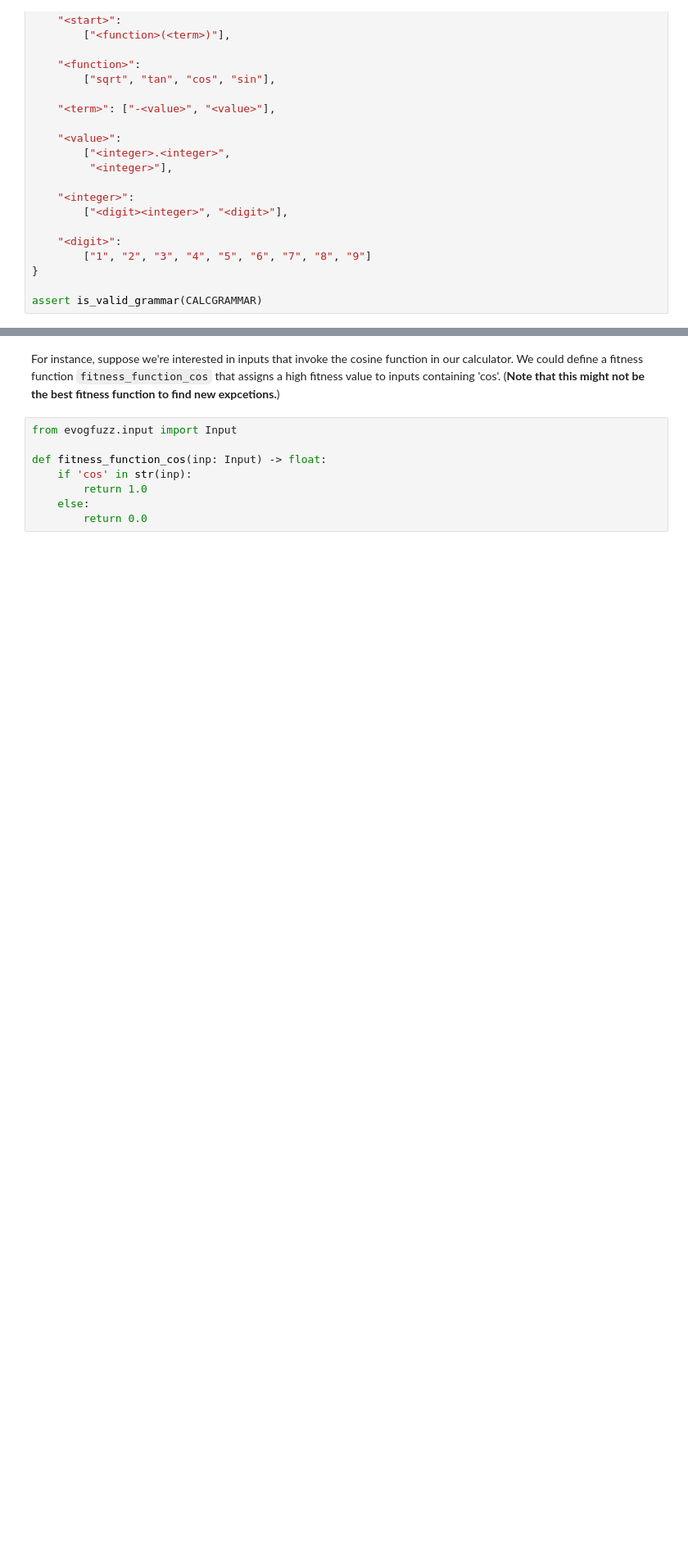
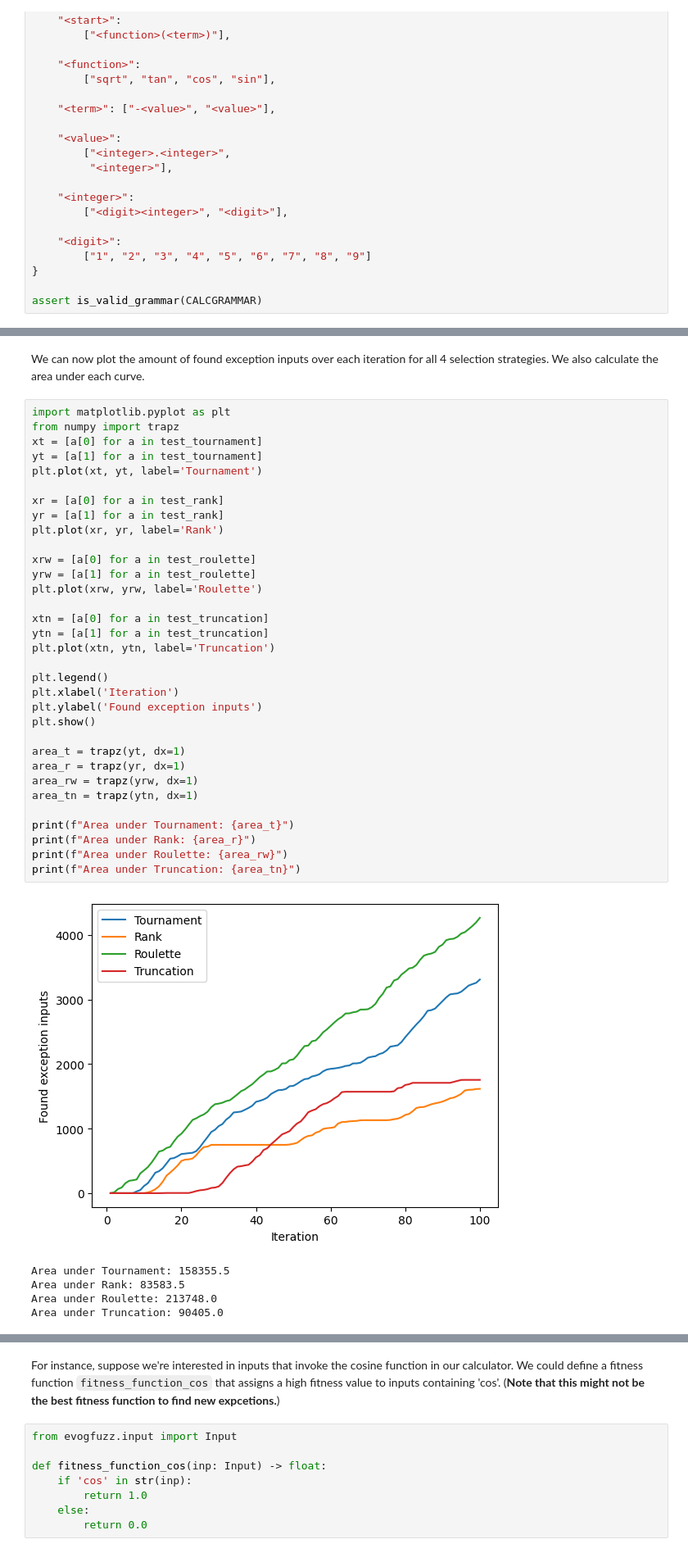
Before and after one commit to JaasperK/evogfuzzplusplus-selection-strategies, a Jupyter notebook: notebooks/evogfuzz_benchmark.ipynb, the cells around one changed output, grey strips where cells are left out. Shown at 82% size. Cells and saved outputs as stored; diff of their text form; blank space fills up the shorter version.

```diff
--- a/notebooks/evogfuzz_benchmark.ipynb
+++ b/notebooks/evogfuzz_benchmark.ipynb
@@ -222,0 +146,41 @@ def fitness_function_XYZ(inp: Input) -> float:
+# %% [markdown]
+We can now plot the amount of found exception inputs over each iteration for all 4 selection strategies. We also calculate the area under each curve.
+# %%
+import matplotlib.pyplot as plt
+from numpy import trapz
+xt = [a[0] for a in test_tournament]
+yt = [a[1] for a in test_tournament]
+plt.plot(xt, yt, label='Tournament')
+
+xr = [a[0] for a in test_rank]
+yr = [a[1] for a in test_rank]
+plt.plot(xr, yr, label='Rank')
+
+xrw = [a[0] for a in test_roulette]
+yrw = [a[1] for a in test_roulette]
+plt.plot(xrw, yrw, label='Roulette')
+
+xtn = [a[0] for a in test_truncation]
+ytn = [a[1] for a in test_truncation]
+plt.plot(xtn, ytn, label='Truncation')
+
+plt.legend()
+plt.xlabel('Iteration')
+plt.ylabel('Found exception inputs')
+plt.show()
+
+area_t = trapz(yt, dx=1)
+area_r = trapz(yr, dx=1)
+area_rw = trapz(yrw, dx=1)
+area_tn = trapz(ytn, dx=1)
+
+print(f"Area under Tournament: {area_t}")
+print(f"Area under Rank: {area_r}")
+print(f"Area under Roulette: {area_rw}")
+print(f"Area under Truncation: {area_tn}")
+# %% [output]
+[figure, added]
+Area under Tournament: 158355.5
+Area under Rank: 83583.5
+Area under Roulette: 213748.0
+Area under Truncation: 90405.0
```
Also changed, not shown: parts of 60 cells of this notebook, 1 other file.
